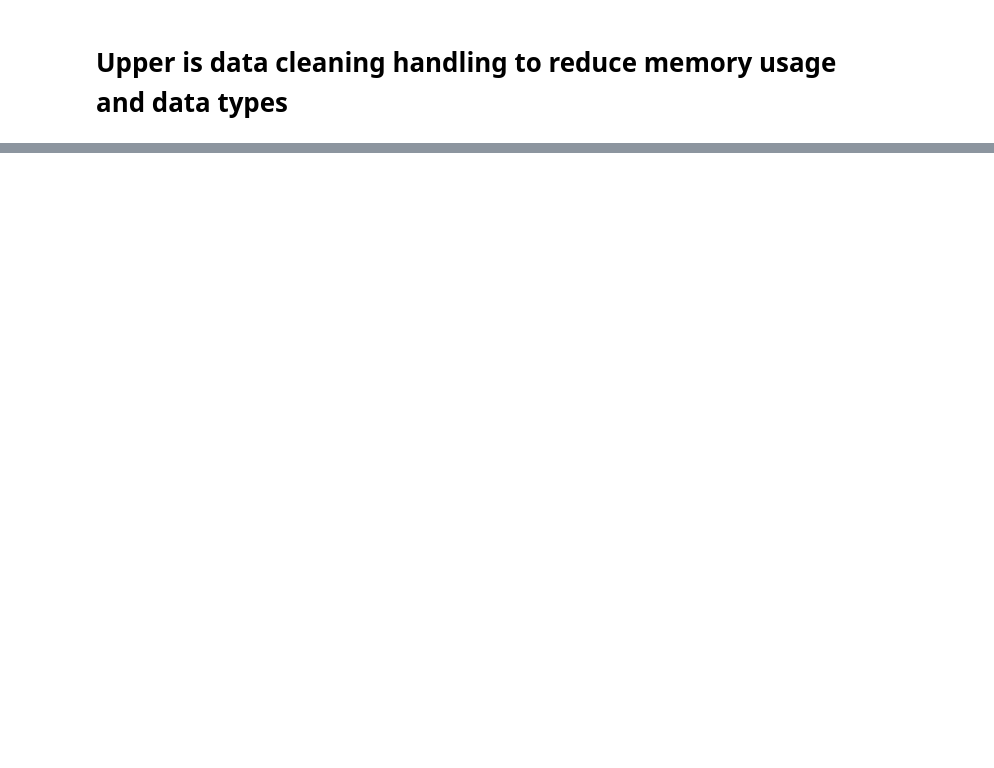
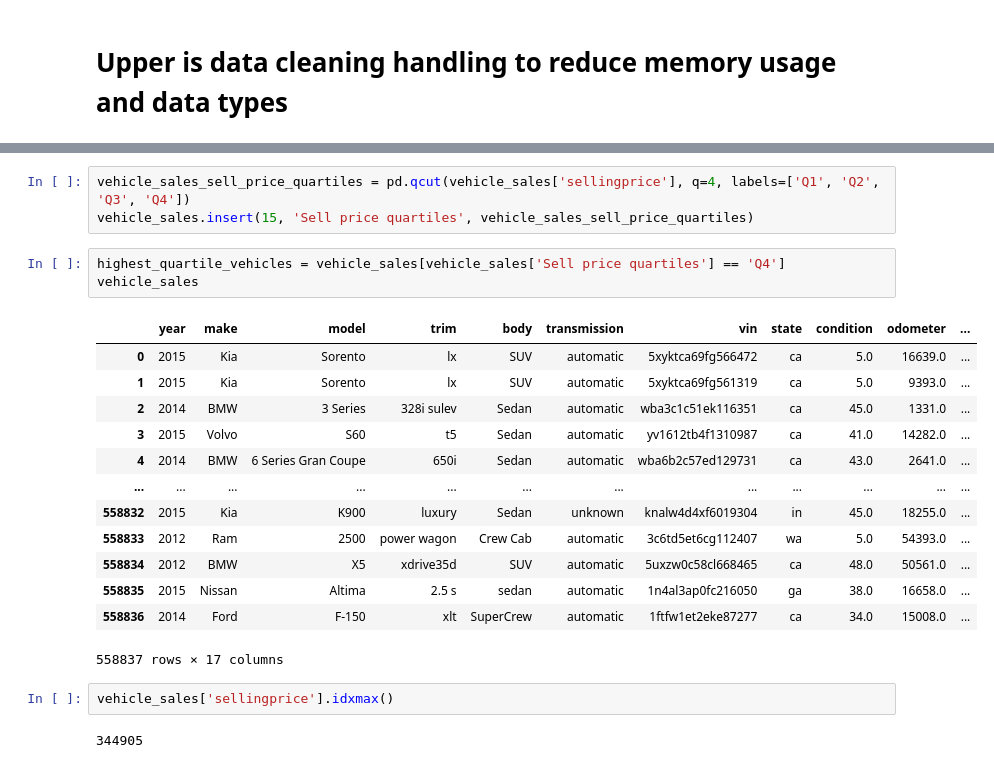
Before and after one commit to ZygimantasB/pandas_training, a Jupyter notebook: car/vehicle_sales.ipynb, the cells around one changed output, grey strips where cells are left out. Drawn from its saved outputs; the diff is of its cells as text; blank space fills up the shorter version.

```diff
--- a/car/vehicle_sales.ipynb
+++ b/car/vehicle_sales.ipynb
@@ -210,0 +211,24 @@ pivot_table
+# %%
+vehicle_sales_sell_price_quartiles = pd.qcut(vehicle_sales['sellingprice'], q=4, labels=['Q1', 'Q2', 'Q3', 'Q4'])
+vehicle_sales.insert(15, 'Sell price quartiles', vehicle_sales_sell_price_quartiles)
+# %%
+highest_quartile_vehicles = vehicle_sales[vehicle_sales['Sell price quartiles'] == 'Q4']
+vehicle_sales
+# %% [output]
+|  | year | make | model | trim | body | transmission | vin | state | condition | odometer | ... |
+| 0 | 2015 | Kia | Sorento | lx | SUV | automatic | 5xyktca69fg566472 | ca | 5.0 | 16639.0 | ... |
+| 1 | 2015 | Kia | Sorento | lx | SUV | automatic | 5xyktca69fg561319 | ca | 5.0 | 9393.0 | ... |
+| 2 | 2014 | BMW | 3 Series | 328i sulev | Sedan | automatic | wba3c1c51ek116351 | ca | 45.0 | 1331.0 | ... |
+| 3 | 2015 | Volvo | S60 | t5 | Sedan | automatic | yv1612tb4f1310987 | ca | 41.0 | 14282.0 | ... |
+| 4 | 2014 | BMW | 6 Series Gran Coupe | 650i | Sedan | automatic | wba6b2c57ed129731 | ca | 43.0 | 2641.0 | ... |
+| ... | ... | ... | ... | ... | ... | ... | ... | ... | ... | ... | ... |
+| 558832 | 2015 | Kia | K900 | luxury | Sedan | unknown | knalw4d4xf6019304 | in | 45.0 | 18255.0 | ... |
+| 558833 | 2012 | Ram | 2500 | power wagon | Crew Cab | automatic | 3c6td5et6cg112407 | wa | 5.0 | 54393.0 | ... |
+| 558834 | 2012 | BMW | X5 | xdrive35d | SUV | automatic | 5uxzw0c58cl668465 | ca | 48.0 | 50561.0 | ... |
+| 558835 | 2015 | Nissan | Altima | 2.5 s | sedan | automatic | 1n4al3ap0fc216050 | ga | 38.0 | 16658.0 | ... |
+| 558836 | 2014 | Ford | F-150 | xlt | SuperCrew | automatic | 1ftfw1et2eke87277 | ca | 34.0 | 15008.0 | ... |
+558837 rows × 17 columns
+# %%
+vehicle_sales['sellingprice'].idxmax()
+# %% [output]
+344905
```
Also changed, not shown: parts of 17 cells of this notebook, 2 other files.
